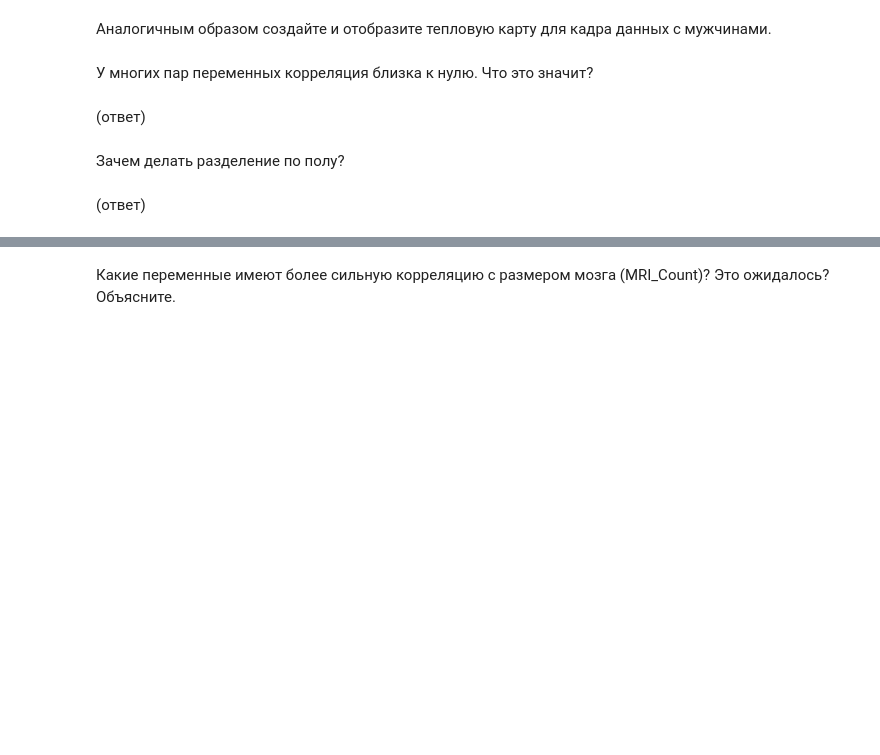
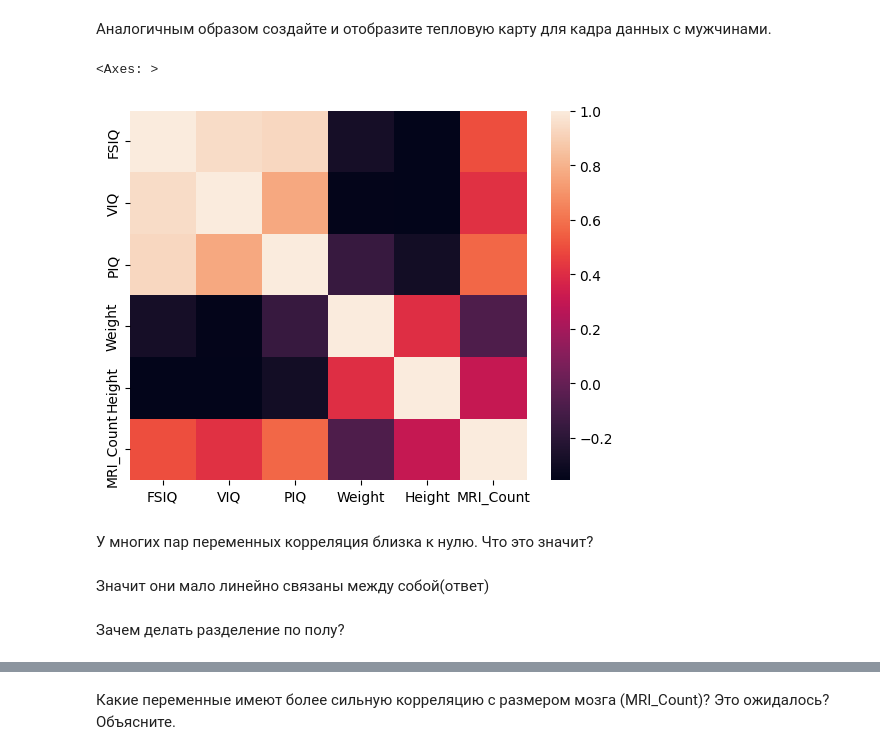
Before and after one commit to MaratMuftakhov/lab2, a Jupyter notebook: correlation.ipynb, the cells around one changed output, grey strips where cells are left out. Saved outputs shown, nothing was run; the diff lists cells and outputs as text; code cells hidden in the pictures; blank space fills up the shorter version.

```diff
--- a/correlation.ipynb
+++ b/correlation.ipynb
@@ -217,14 +253,17 @@ sns.heatmap(wcorr)
 Аналогичным образом создайте и отобразите тепловую карту для кадра данных с мужчинами.
 # %%
 # Ячейка для кода № 14
-mcorr = ???
+numeric_data = menDf.select_dtypes(include='number')
+mcorr = numeric_data.corr()
+sns.heatmap(mcorr)
 #
 #
+# %% [output]
+<Axes: >
+[figure, added]
 # %% [markdown]
 У многих пар переменных корреляция близка к нулю. Что это значит?
-# %% [markdown]
-(ответ)
+# %% [markdown]
+Значит они мало линейно связаны между собой(ответ)
 # %% [markdown]
 Зачем делать разделение по полу?
-# %% [markdown]
-(ответ)
```
Also changed, not shown: parts of 15 cells of this notebook.
